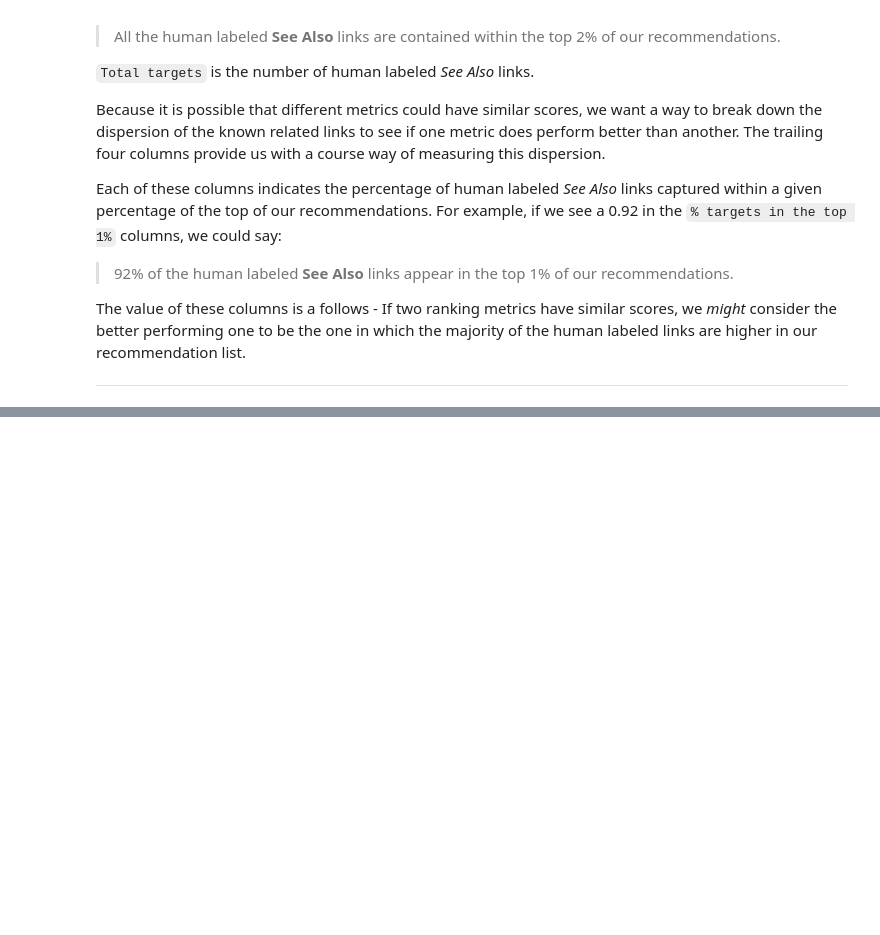
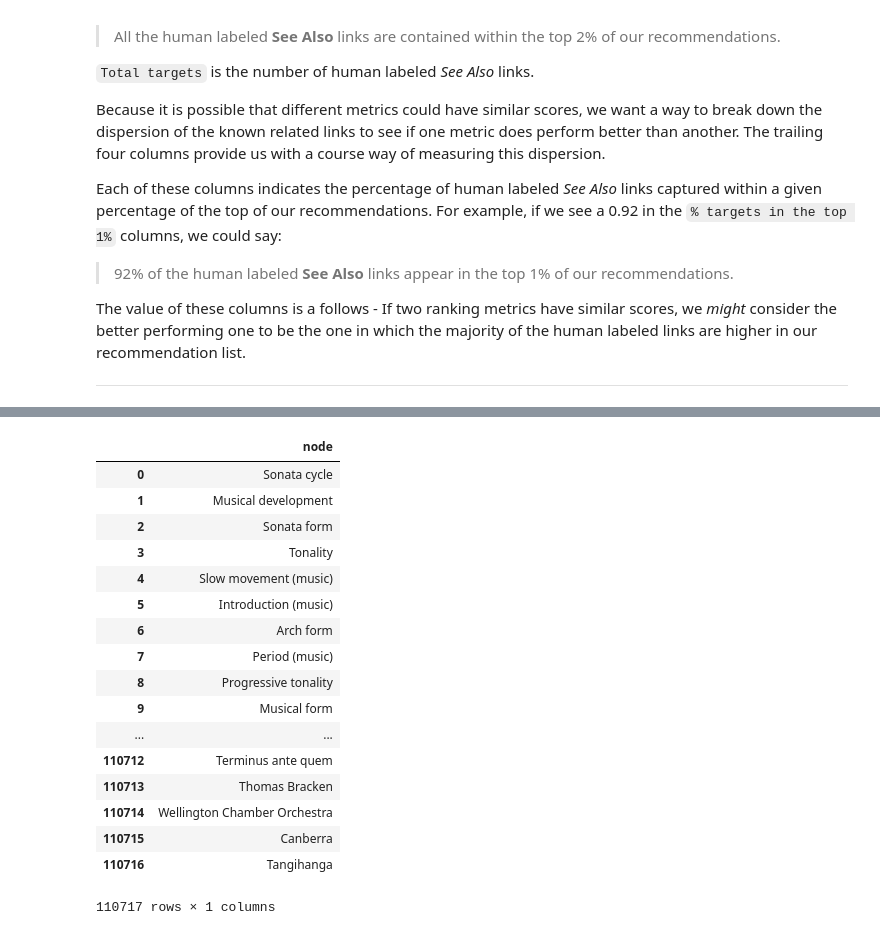
Before and after one commit to QED0711/wiki_learn, a Jupyter notebook: notebooks/GraphCreator.ipynb, the cells around one changed output, grey strips where cells are left out. Saved outputs shown, nothing was run; the diff lists cells and outputs as text; code cells hidden in the pictures; blank space fills up the shorter version.

```diff
--- a/notebooks/GraphCreator.ipynb
+++ b/notebooks/GraphCreator.ipynb
@@ -182,0 +184,21 @@ len(gc.graph.nodes)
+# %%
+scaled_feature_df.sort_values("similarity_rank", ascending=False).reset_index()[['node']]
+# %% [output]
+|  | node |
+| 0 | Sonata cycle |
+| 1 | Musical development |
+| 2 | Sonata form |
+| 3 | Tonality |
+| 4 | Slow movement (music) |
+| 5 | Introduction (music) |
+| 6 | Arch form |
+| 7 | Period (music) |
+| 8 | Progressive tonality |
+| 9 | Musical form |
+| ... | ... |
+| 110712 | Terminus ante quem |
+| 110713 | Thomas Bracken |
+| 110714 | Wellington Chamber Orchestra |
+| 110715 | Canberra |
+| 110716 | Tangihanga |
+110717 rows × 1 columns
```
Also changed, not shown: parts of 8 cells of this notebook, 2 other files.
